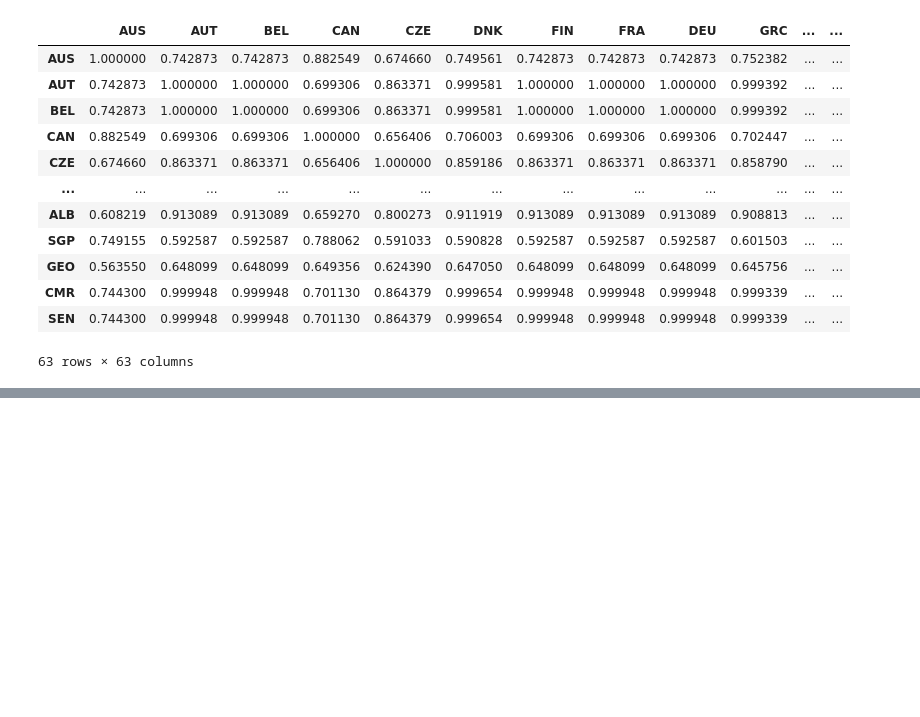
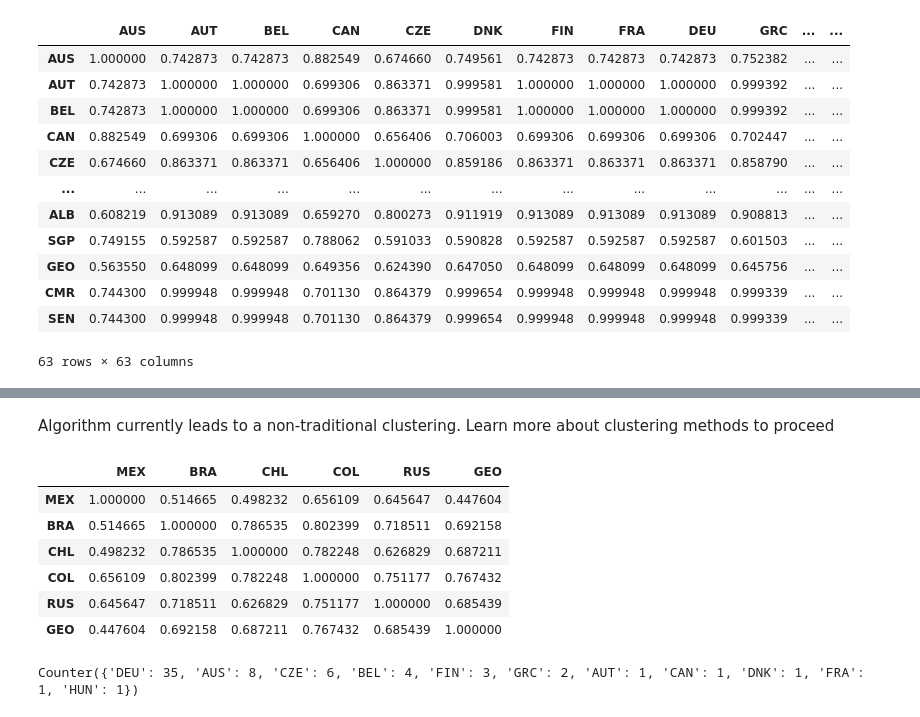
Before and after one commit to jacb1729/Analytics-misc, a Jupyter notebook: Currency_standards/Untitled.ipynb, the cells around one changed output, grey strips where cells are left out. Cells and saved outputs as stored; diff of their text form; code cells hidden in the pictures; blank space fills up the shorter version.

```diff
--- a/Currency_standards/Untitled.ipynb
+++ b/Currency_standards/Untitled.ipynb
@@ -100,0 +101,16 @@ relative_prices_timeseries_plot(cluster)
+# %% [markdown]
+Algorithm currently leads to a non-traditional clustering. Learn more about clustering methods to proceed
+# %%
+delta_correlation_matrix(cluster)
+# %% [output]
+|  | MEX | BRA | CHL | COL | RUS | GEO |
+| MEX | 1.000000 | 0.514665 | 0.498232 | 0.656109 | 0.645647 | 0.447604 |
+| BRA | 0.514665 | 1.000000 | 0.786535 | 0.802399 | 0.718511 | 0.692158 |
+| CHL | 0.498232 | 0.786535 | 1.000000 | 0.782248 | 0.626829 | 0.687211 |
+| COL | 0.656109 | 0.802399 | 0.782248 | 1.000000 | 0.751177 | 0.767432 |
+| RUS | 0.645647 | 0.718511 | 0.626829 | 0.751177 | 1.000000 | 0.685439 |
+| GEO | 0.447604 | 0.692158 | 0.687211 | 0.767432 | 0.685439 | 1.000000 |
+# %%
+print(collections.Counter(labels_locations))
+# %% [output]
+Counter({'DEU': 35, 'AUS': 8, 'CZE': 6, 'BEL': 4, 'FIN': 3, 'GRC': 2, 'AUT': 1, 'CAN': 1, 'DNK': 1, 'FRA': 1, 'HUN': 1})
```
Also changed, not shown: parts of 3 cells of this notebook.
